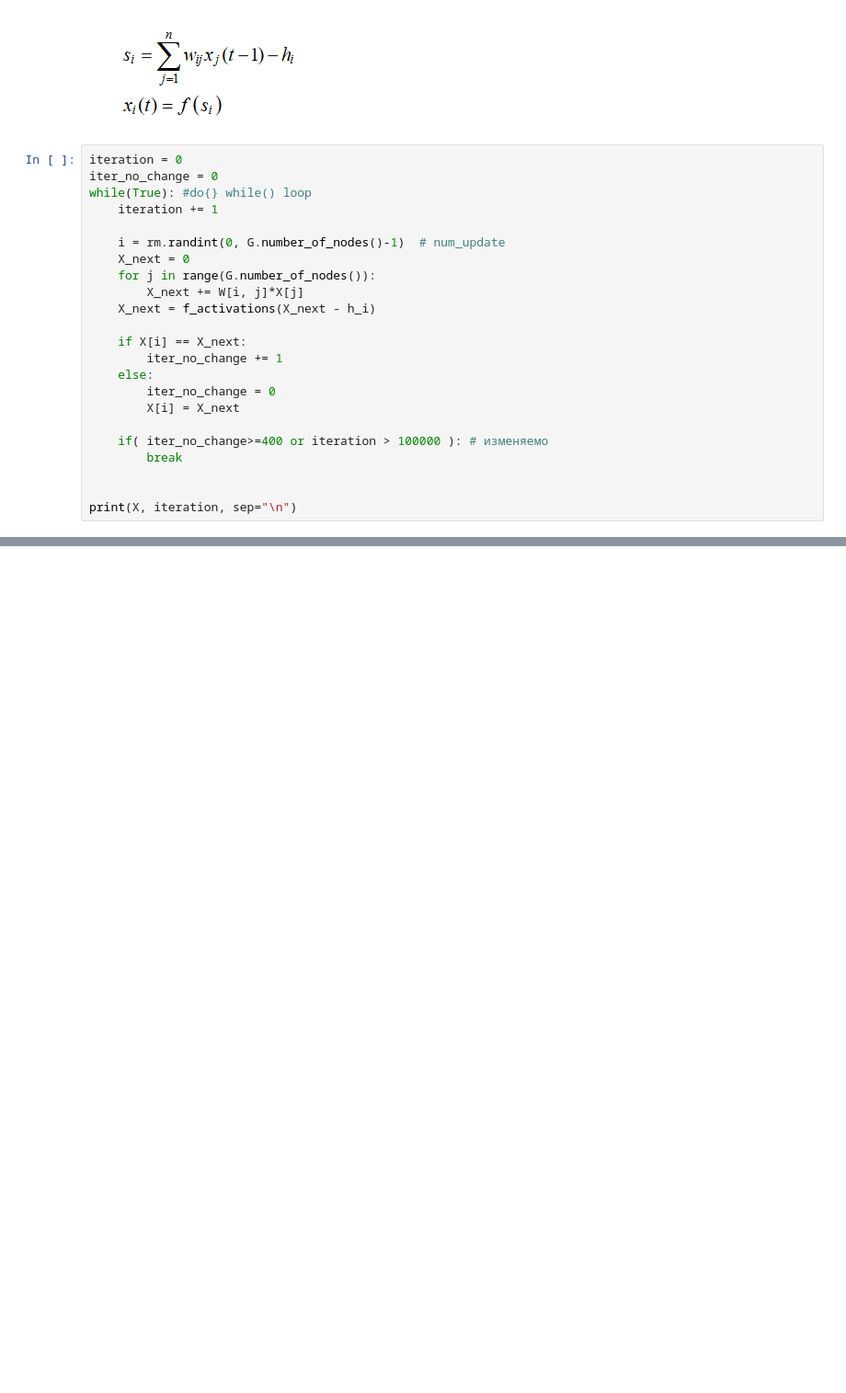
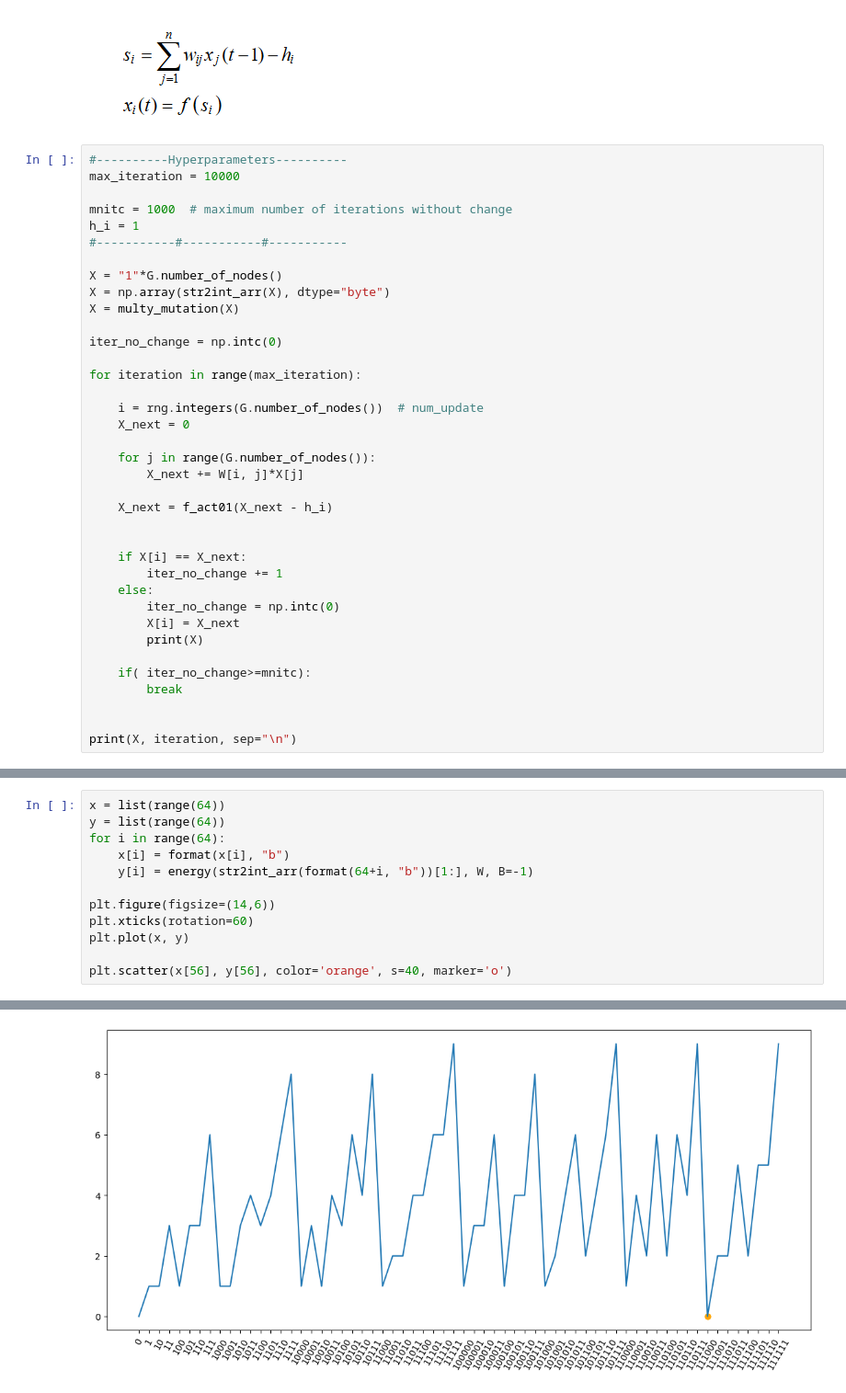
Before and after one commit to LevBugrov/graph_algoritms, a Jupyter notebook: hopfield.ipynb, the cells around one changed output, grey strips where cells are left out. Shown at 92% size. Saved outputs shown, nothing was run; the diff lists cells and outputs as text; blank space fills up the shorter version.

```diff
--- a/hopfield.ipynb
+++ b/hopfield.ipynb
@@ -90,24 +80,38 @@ print(X)
 # %% [markdown]
 ![image.png](attachment:image.png)
 # %%
-iteration = 0
-iter_no_change = 0
-while(True): #do{} while() loop
-    iteration += 1
+#----------Hyperparameters----------
+max_iteration = 10000
 
-    i = rm.randint(0, G.number_of_nodes()-1)  # num_update
+mnitc = 1000  # maximum number of iterations without change
+h_i = 1
+#-----------#-----------#-----------
+
+X = "1"*G.number_of_nodes()
+X = np.array(str2int_arr(X), dtype="byte")
+X = multy_mutation(X)
+
+iter_no_change = np.intc(0)
+
+for iteration in range(max_iteration):
+
+    i = rng.integers(G.number_of_nodes())  # num_update
     X_next = 0
+
     for j in range(G.number_of_nodes()):
         X_next += W[i, j]*X[j]
-    X_next = f_activations(X_next - h_i)
+
+    X_next = f_act01(X_next - h_i)
+
 
     if X[i] == X_next:
         iter_no_change += 1
     else:
-        iter_no_change = 0
+        iter_no_change = np.intc(0)
         X[i] = X_next
+        print(X)
 
-    if( iter_no_change>=400 or iteration > 100000 ): # изменяемо
+    if( iter_no_change>=mnitc):
         break
 
 
@@ -132,0 +132,13 @@ print(X, iteration, sep="\n")
+# %%
+x = list(range(64))
+y = list(range(64))
+for i in range(64):
+    x[i] = format(x[i], "b")
+    y[i] = energy(str2int_arr(format(64+i, "b"))[1:], W, B=-1)
+
+plt.figure(figsize=(14,6))
+plt.xticks(rotation=60)
+plt.plot(x, y)
+
+plt.scatter(x[56], y[56], color='orange', s=40, marker='o')
+# %% [output]
@@ -132,0 +146 @@ print(X, iteration, sep="\n")
+[figure, added]
```
Also changed, not shown: parts of 10 cells of this notebook, 2 other files.
